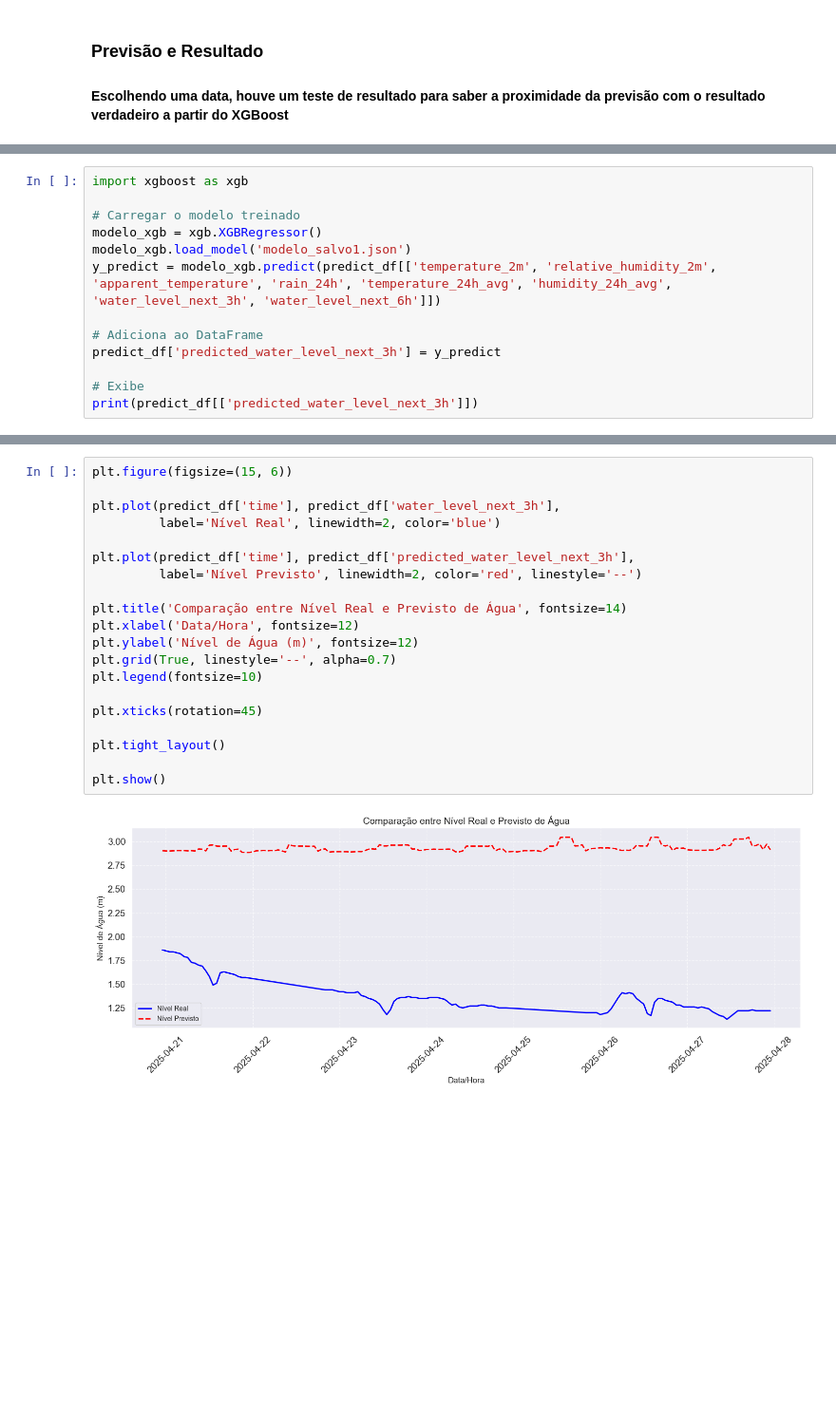
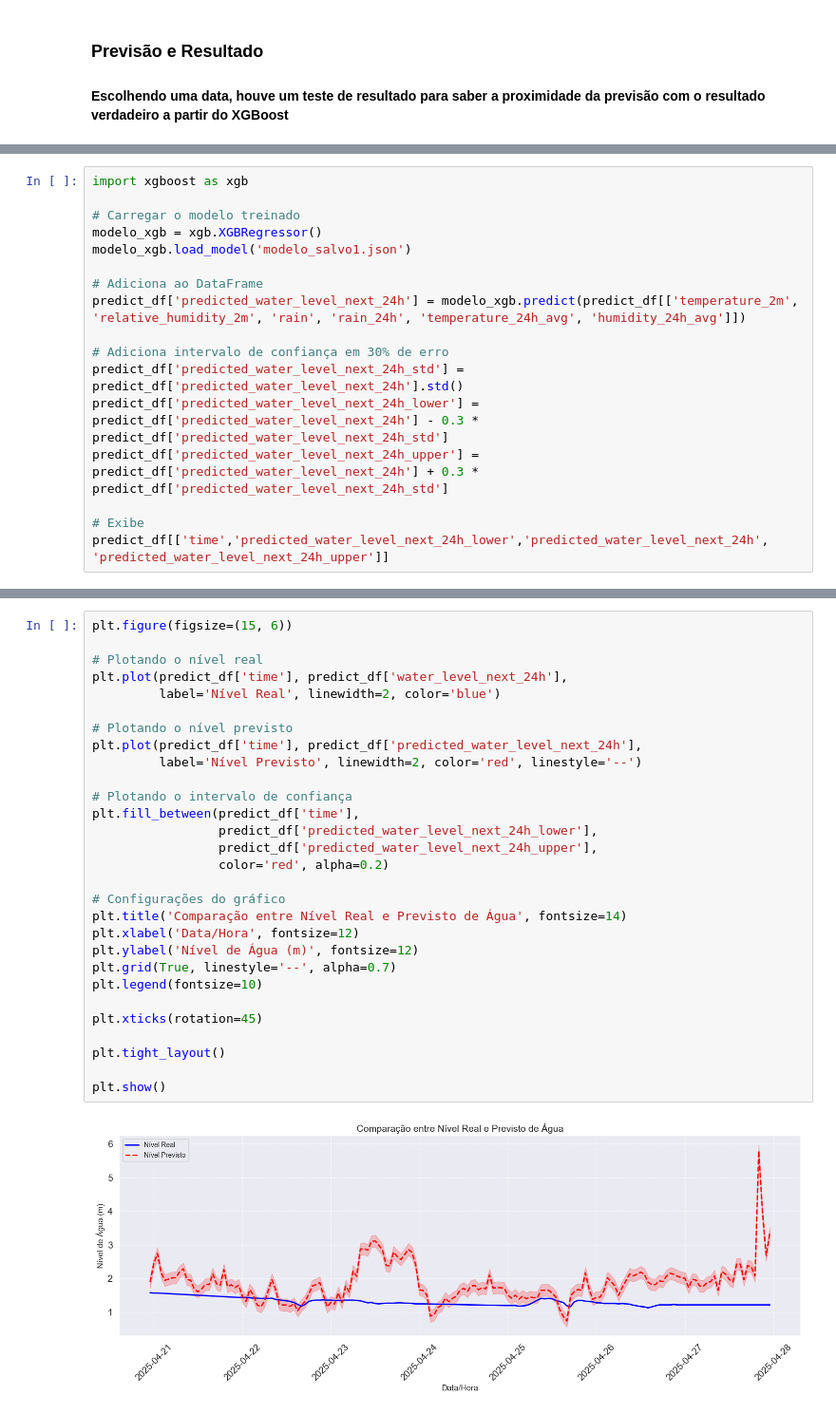
Before and after one commit to Migz2/Enchentes, a Jupyter notebook: notebooks/main.ipynb, the cells around one changed output, grey strips where cells are left out. Shown at 95% size. Drawn from its saved outputs; the diff is of its cells as text; blank space fills up the shorter version.

Commit message:
corrige target para predict e adiciona intervalos de confiança

```diff
--- a/notebooks/main.ipynb
+++ b/notebooks/main.ipynb
@@ -430,11 +443,15 @@ import xgboost as xgb
 # Carregar o modelo treinado
 modelo_xgb = xgb.XGBRegressor()
 modelo_xgb.load_model('modelo_salvo1.json')
-y_predict = modelo_xgb.predict(predict_df[['temperature_2m', 'relative_humidity_2m', 'apparent_temperature', 'rain_24h', 'temperature_24h_avg', 'humidity_24h_avg', 'water_level_next_3h', 'water_level_next_6h']])
 
 # Adiciona ao DataFrame
-predict_df['predicted_water_level_next_3h'] = y_predict
+predict_df['predicted_water_level_next_24h'] = modelo_xgb.predict(predict_df[['temperature_2m', 'relative_humidity_2m', 'rain', 'rain_24h', 'temperature_24h_avg', 'humidity_24h_avg']])
+
+# Adiciona intervalo de confiança em 30% de erro
+predict_df['predicted_water_level_next_24h_std'] = predict_df['predicted_water_level_next_24h'].std()
+predict_df['predicted_water_level_next_24h_lower'] = predict_df['predicted_water_level_next_24h'] - 0.3 * predict_df['predicted_water_level_next_24h_std']
+predict_df['predicted_water_level_next_24h_upper'] = predict_df['predicted_water_level_next_24h'] + 0.3 * predict_df['predicted_water_level_next_24h_std']
 
 # Exibe
-print(predict_df[['predicted_water_level_next_3h']])
+predict_df[['time','predicted_water_level_next_24h_lower','predicted_water_level_next_24h', 'predicted_water_level_next_24h_upper']]
 # %% [output]
@@ -471,22 +471,31 @@ predict_df
 # %%
 plt.figure(figsize=(15, 6))
 
-plt.plot(predict_df['time'], predict_df['water_level_next_3h'],
+# Plotando o nível real
+plt.plot(predict_df['time'], predict_df['water_level_next_24h'],
          label='Nível Real', linewidth=2, color='blue')
 
-plt.plot(predict_df['time'], predict_df['predicted_water_level_next_3h'],
+# Plotando o nível previsto
+plt.plot(predict_df['time'], predict_df['predicted_water_level_next_24h'],
          label='Nível Previsto', linewidth=2, color='red', linestyle='--')
 
+# Plotando o intervalo de confiança
+plt.fill_between(predict_df['time'],
+                 predict_df['predicted_water_level_next_24h_lower'],
+                 predict_df['predicted_water_level_next_24h_upper'],
+                 color='red', alpha=0.2)
+
+# Configurações do gráfico
 plt.title('Comparação entre Nível Real e Previsto de Água', fontsize=14)
 plt.xlabel('Data/Hora', fontsize=12)
 plt.ylabel('Nível de Água (m)', fontsize=12)
 plt.grid(True, linestyle='--', alpha=0.7)
 plt.legend(fontsize=10)
 
 plt.xticks(rotation=45)
 
 plt.tight_layout()
 
 plt.show()
 # %% [output]
-[figure, old version]
+[figure, new version]
```
Also changed, not shown: parts of 14 cells of this notebook, 1 other file.
